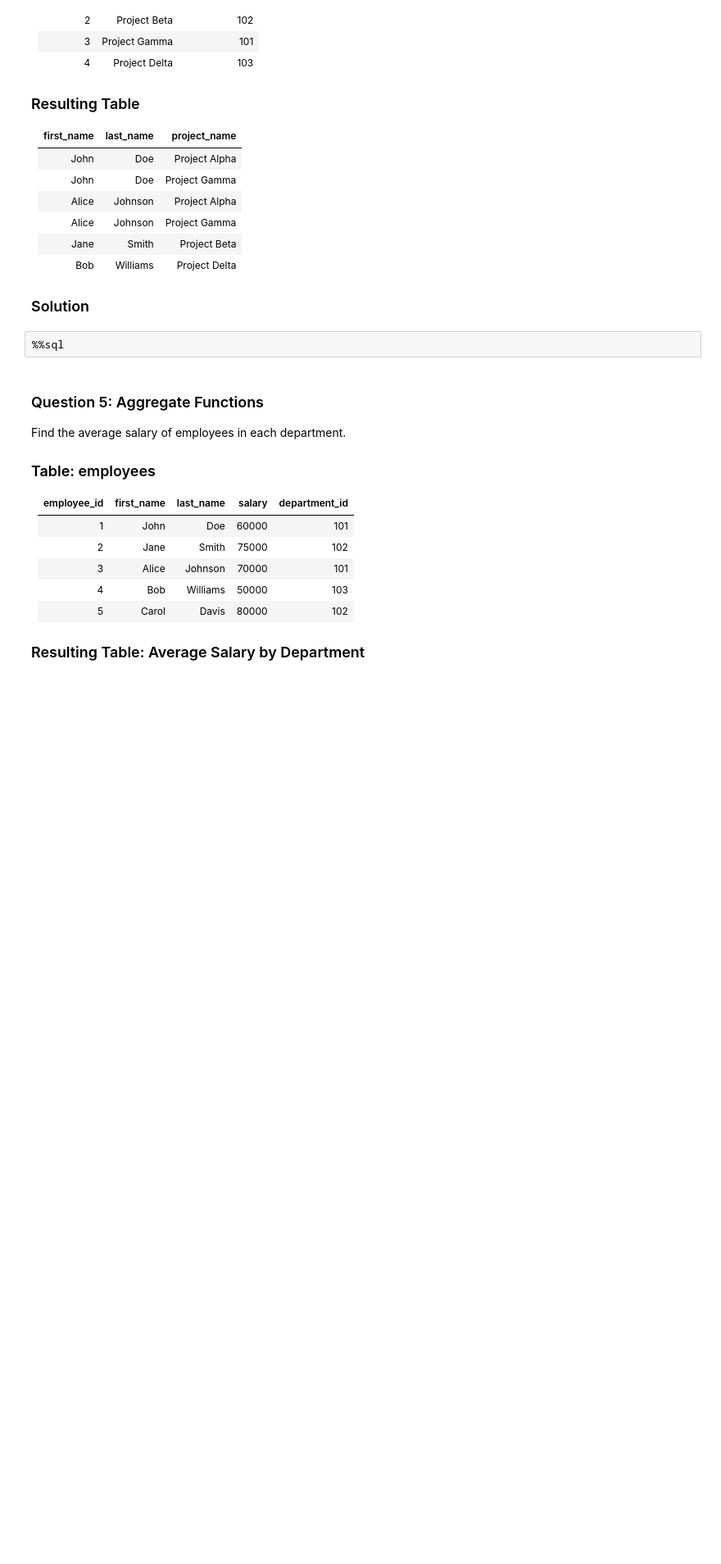
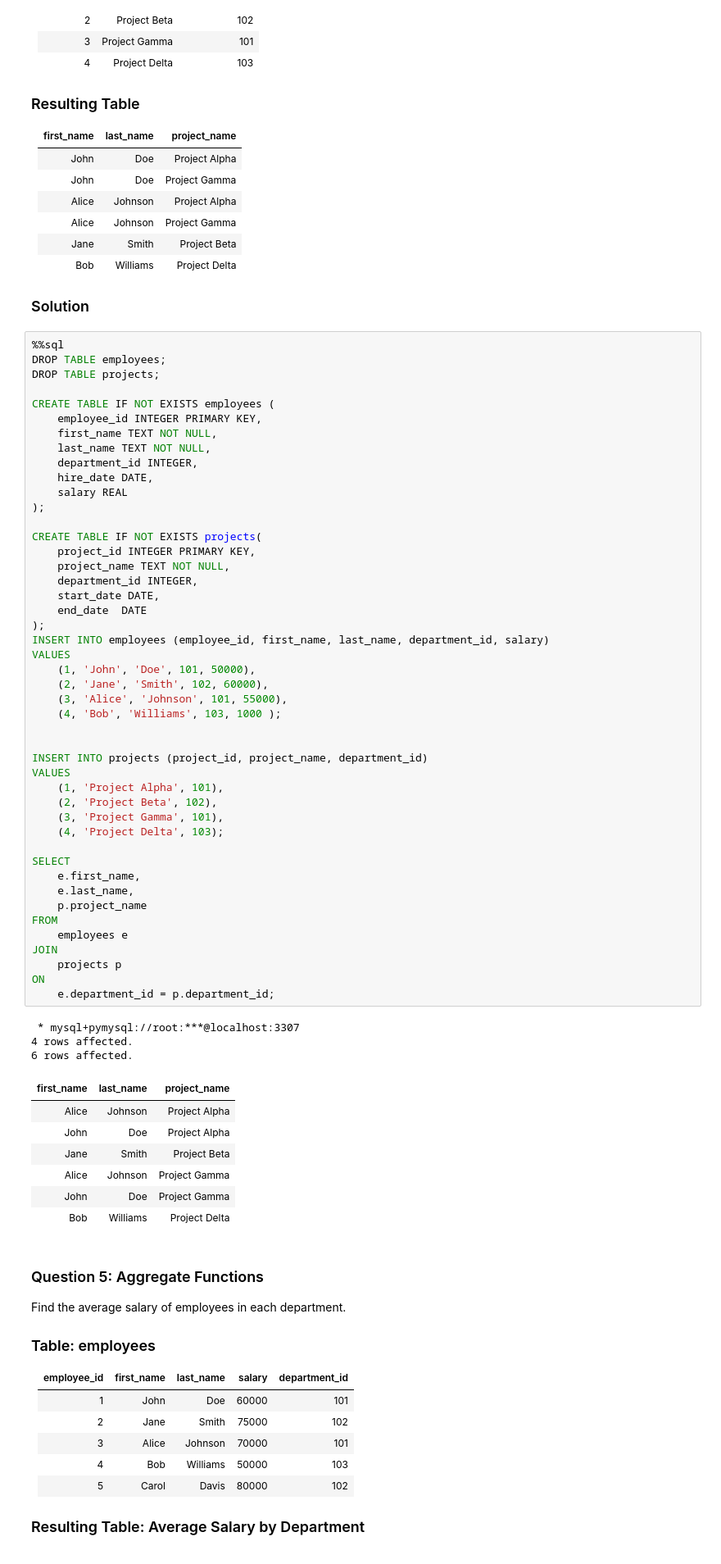
Before and after one commit to adamacadamy/tutorialDocuments, a Jupyter notebook: databases_lesson/RDBMS/exercises/exercise_2.ipynb, the cells around one changed output. Shown at 82% size. Cells and saved outputs as stored; diff of their text form; blank space fills up the shorter version.

```diff
--- a/databases_lesson/RDBMS/exercises/exercise_2.ipynb
+++ b/databases_lesson/RDBMS/exercises/exercise_2.ipynb
@@ -204,6 +218,61 @@ Find the `first_name`, `last_name`, and `project_name` of employees working on p
 ### Solution
 # %%
 %%sql
+DROP TABLE employees;
+DROP TABLE projects;
+
+CREATE TABLE IF NOT EXISTS employees (
+    employee_id INTEGER PRIMARY KEY,
+    first_name TEXT NOT NULL,
+    last_name TEXT NOT NULL,
+    department_id INTEGER,
+    hire_date DATE,
+    salary REAL
+);
+
+CREATE TABLE IF NOT EXISTS projects(
+    project_id INTEGER PRIMARY KEY,
+    project_name TEXT NOT NULL,
+    department_id INTEGER,
+    start_date DATE,
+    end_date  DATE
+);
+INSERT INTO employees (employee_id, first_name, last_name, department_id, salary)
+VALUES
+    (1, 'John', 'Doe', 101, 50000),
+    (2, 'Jane', 'Smith', 102, 60000),
+    (3, 'Alice', 'Johnson', 101, 55000),
+    (4, 'Bob', 'Williams', 103, 1000 );
+
+
+INSERT INTO projects (project_id, project_name, department_id)
+VALUES
+    (1, 'Project Alpha', 101),
+    (2, 'Project Beta', 102),
+    (3, 'Project Gamma', 101),
+    (4, 'Project Delta', 103);
+
+SELECT
+    e.first_name,
+    e.last_name,
+    p.project_name
+FROM
+    employees e
+JOIN
+    projects p
+ON
+    e.department_id = p.department_id;
+# %% [output]
+ * mysql+pymysql://root:***@localhost:3307
+4 rows affected.
+6 rows affected.
+| first_name | last_name | project_name |
+| Alice | Johnson | Project Alpha |
+| John | Doe | Project Alpha |
+| Jane | Smith | Project Beta |
+| Alice | Johnson | Project Gamma |
+| John | Doe | Project Gamma |
+| Bob | Williams | Project Delta |
 # %% [markdown]
 ### Question 5: Aggregate Functions
 Find the average salary of employees in each department.
```
Also changed, not shown: parts of 16 cells of this notebook, 5 other files.
